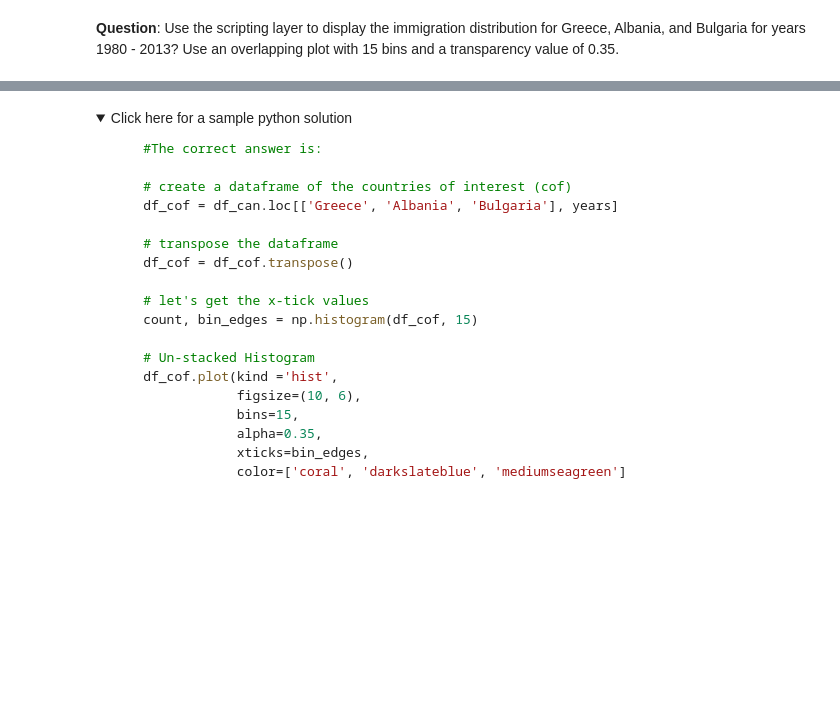
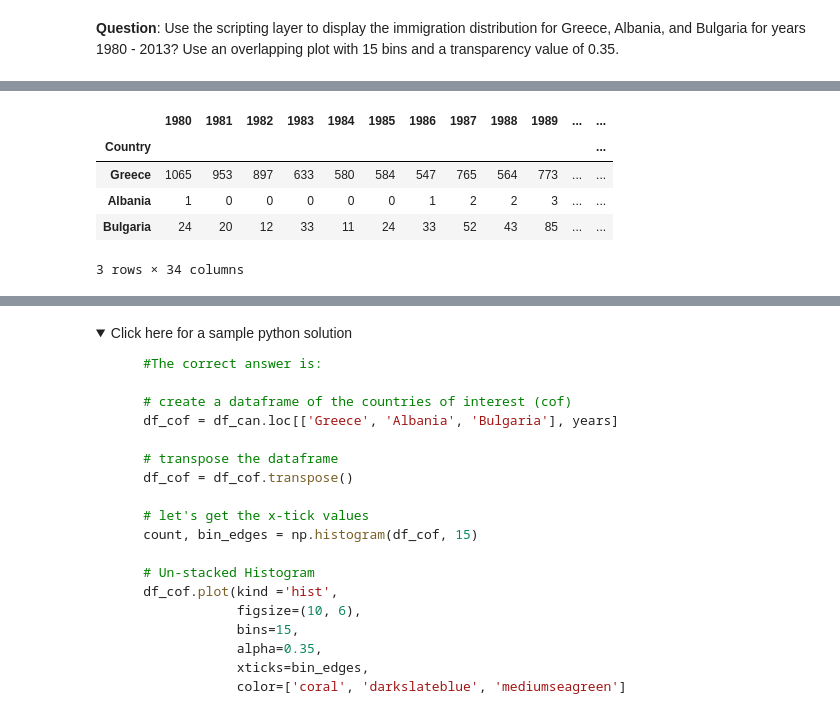
Before and after one commit to lovecode2020/Data_Visualization_with_Python, a Jupyter notebook: DV0101EN-Exercise-Area-Plots-Histograms-and-Bar-Charts_.ipynb, the cells around one changed output, grey strips where cells are left out. Drawn from its saved outputs; the diff is of its cells as text; code cells hidden in the pictures; folded sections open; blank space fills up the shorter version.

```diff
--- a/DV0101EN-Exercise-Area-Plots-Histograms-and-Bar-Charts_.ipynb
+++ b/DV0101EN-Exercise-Area-Plots-Histograms-and-Bar-Charts_.ipynb
@@ -662,2 +679,11 @@ plt.show()
 # %%
 ### type your answer here
+df_cof = df_can.loc[['Greece','Albania','Bulgaria'], years]
+df_cof.head()
+# %% [output]
+|  | 1980 | 1981 | 1982 | 1983 | 1984 | 1985 | 1986 | 1987 | 1988 | 1989 | ... | ... |
+| Country |  |  |  |  |  |  |  |  |  |  |  | ... |
+| Greece | 1065 | 953 | 897 | 633 | 580 | 584 | 547 | 765 | 564 | 773 | ... | ... |
+| Albania | 1 | 0 | 0 | 0 | 0 | 0 | 1 | 2 | 2 | 3 | ... | ... |
+| Bulgaria | 24 | 20 | 12 | 33 | 11 | 24 | 33 | 52 | 43 | 85 | ... | ... |
+3 rows × 34 columns
```
Also changed, not shown: parts of 14 cells of this notebook.
